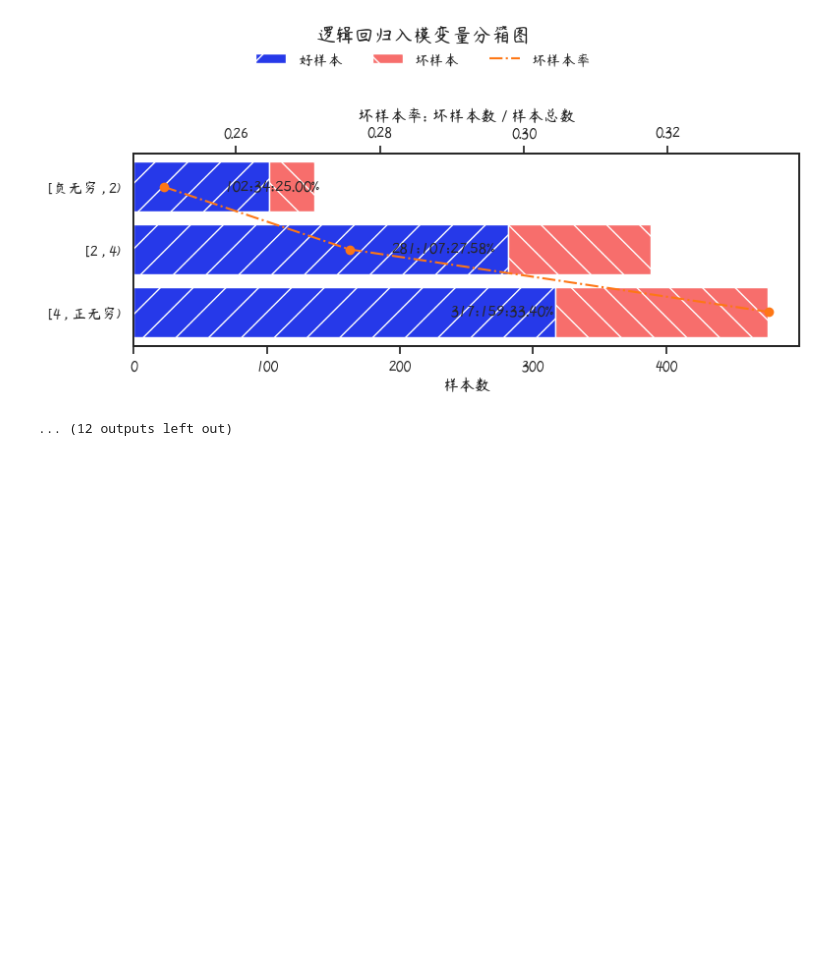
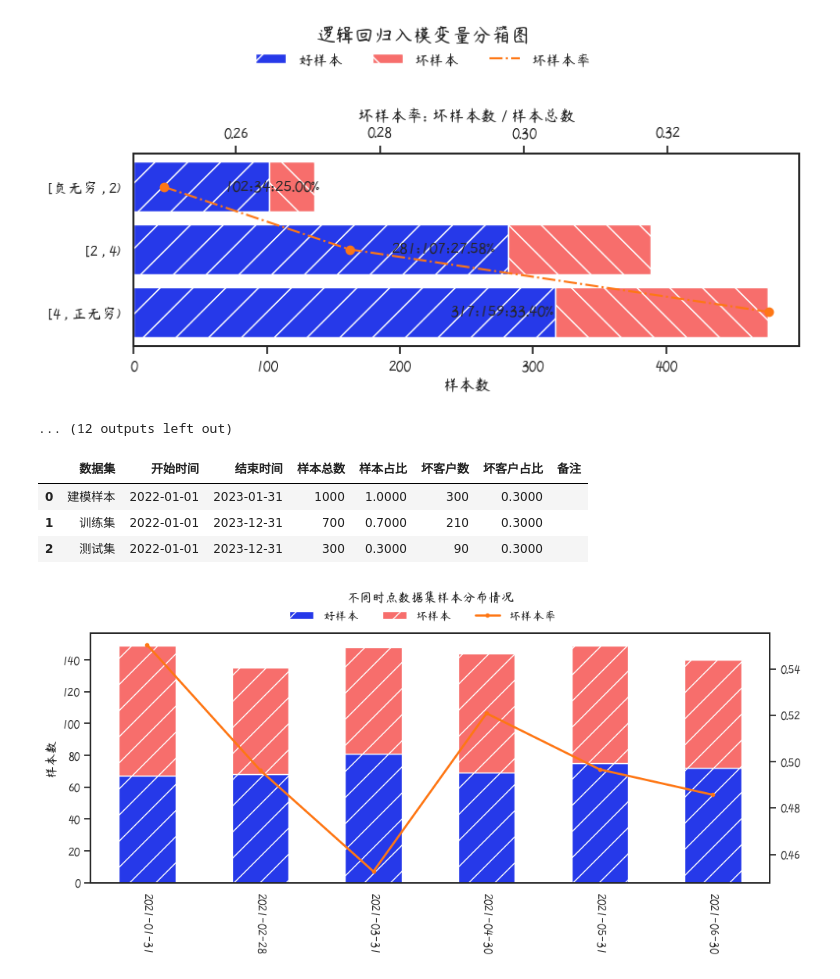
Before and after one commit to itlubber/scorecardpipeline, a Jupyter notebook: examples/scorecard_samples.ipynb, the cells around one changed output. Saved outputs shown, nothing was run; the diff lists cells and outputs as text; code cells hidden in the pictures; blank space fills up the shorter version.

```diff
--- a/examples/scorecard_samples.ipynb
+++ b/examples/scorecard_samples.ipynb
@@ -175,4 +175,29 @@ for col in card.rules.keys():
 | 2 | installment.rate.in.percentage.of... | 逻辑回归入模变量 | [4 , 正无穷) | 476 | 0.4760 | 317 | 0.4529 | 159 | 0.5300 | 0.3340 | -0.1573 | ... |
 [figure]
 ... (12 outputs left out)
+# %%
+df = pd.DataFrame()
+df["date"] = pd.date_range(start="2021-01-01", end="2021-06-30", freq="5H")
+df[target] = np.random.randint(0, 2, len(df))
+
+total_count = len(data)
+dataset_summary = pd.DataFrame(
+    [
+        ["建模样本", "2022-01-01", "2023-01-31", len(data), len(data) / total_count, data[target].sum(), data[target].sum() / len(data), ""],
+        ["训练集", "2022-01-01", "2023-12-31", len(train), len(train) / total_count, train[target].sum(), train[target].sum() / len(train), ""],
+        ["测试集", "2022-01-01", "2023-12-31", len(test), len(test) / total_count, test[target].sum(), test[target].sum() / len(test), ""],
+    ],
+    columns=["数据集", "开始时间", "结束时间", "样本总数", "样本占比", "坏客户数", "坏客户占比", "备注"],
+)
+
+dataset_summary
+# %% [output]
+|  | 数据集 | 开始时间 | 结束时间 | 样本总数 | 样本占比 | 坏客户数 | 坏客户占比 | 备注 |
+| 0 | 建模样本 | 2022-01-01 | 2023-01-31 | 1000 | 1.0000 | 300 | 0.3000 |  |
+| 1 | 训练集 | 2022-01-01 | 2023-12-31 | 700 | 0.7000 | 210 | 0.3000 |  |
+| 2 | 测试集 | 2022-01-01 | 2023-12-31 | 300 | 0.3000 | 90 | 0.3000 |  |
+# %%
+distribution_plot(df, target=target, figsize=(10, 5))
+# %% [output]
+[figure, added]
 # %%
```
Also changed, not shown: parts of 1 cell of this notebook.
